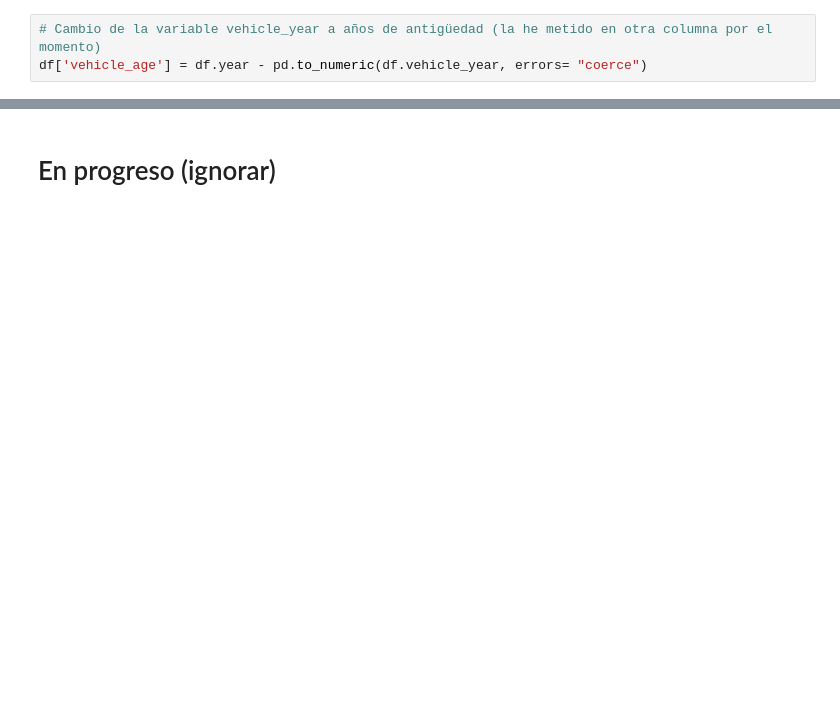
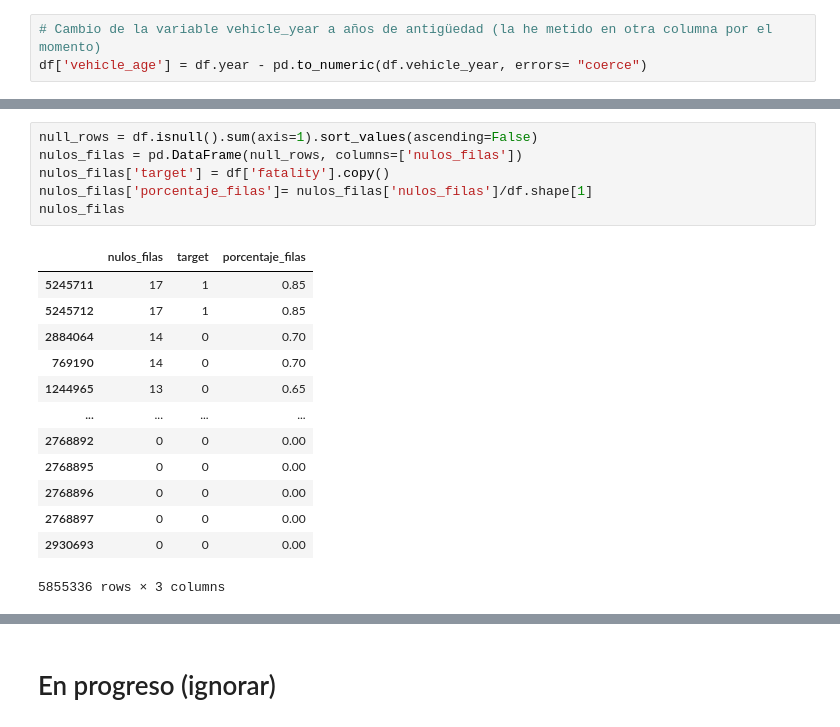
Before and after one commit to AMM53/Accidents-Prediction, a Jupyter notebook: notebooks/DescriptiveAnalysis.ipynb, the cells around one changed output, grey strips where cells are left out. Saved outputs shown, nothing was run; the diff lists cells and outputs as text; blank space fills up the shorter version.

```diff
--- a/notebooks/DescriptiveAnalysis.ipynb
+++ b/notebooks/DescriptiveAnalysis.ipynb
@@ -94,0 +151,20 @@ df['vehicle_age'] = df.year - pd.to_numeric(df.vehicle_year, errors= "coerce")
+# %%
+null_rows = df.isnull().sum(axis=1).sort_values(ascending=False)
+nulos_filas = pd.DataFrame(null_rows, columns=['nulos_filas'])
+nulos_filas['target'] = df['fatality'].copy()
+nulos_filas['porcentaje_filas']= nulos_filas['nulos_filas']/df.shape[1]
+nulos_filas
+# %% [output]
+|  | nulos_filas | target | porcentaje_filas |
+| 5245711 | 17 | 1 | 0.85 |
+| 5245712 | 17 | 1 | 0.85 |
+| 2884064 | 14 | 0 | 0.70 |
+| 769190 | 14 | 0 | 0.70 |
+| 1244965 | 13 | 0 | 0.65 |
+| ... | ... | ... | ... |
+| 2768892 | 0 | 0 | 0.00 |
+| 2768895 | 0 | 0 | 0.00 |
+| 2768896 | 0 | 0 | 0.00 |
+| 2768897 | 0 | 0 | 0.00 |
+| 2930693 | 0 | 0 | 0.00 |
+5855336 rows × 3 columns
```
Also changed, not shown: parts of 26 cells of this notebook.
